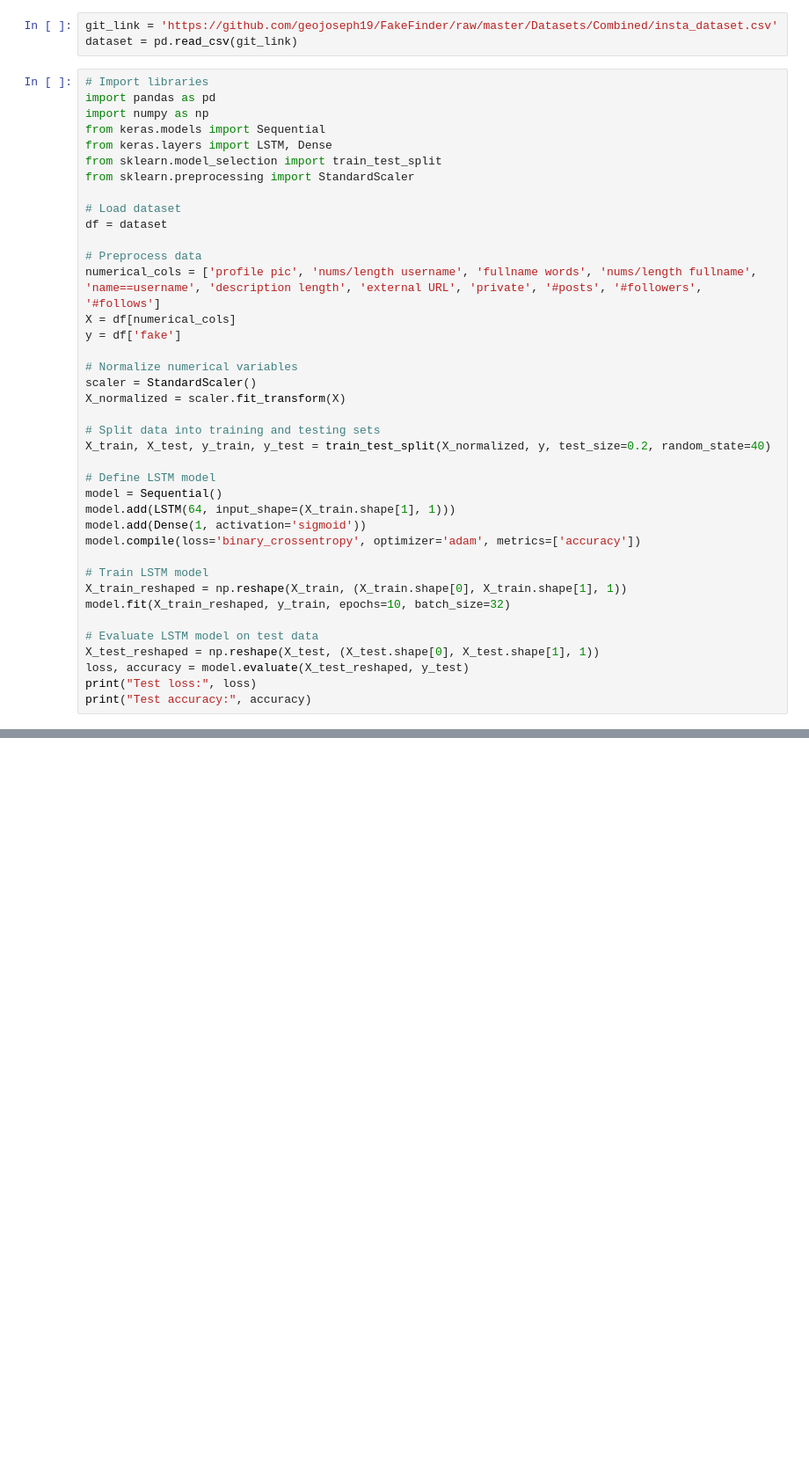
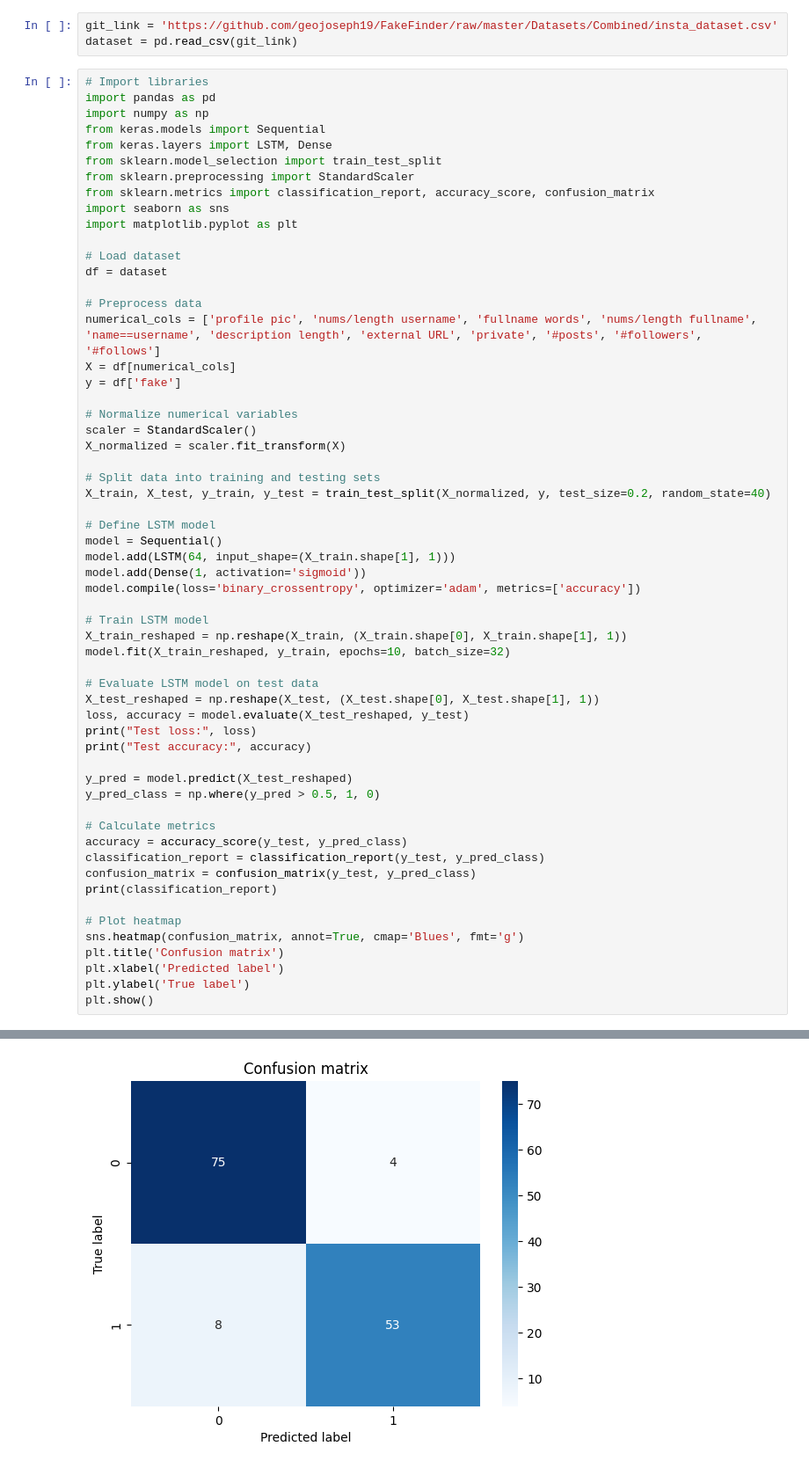
Before and after one commit to geojoseph19/FakeFinder, a Jupyter notebook: Files/fp_lstm.ipynb, the cells around one changed output, grey strips where cells are left out. Shown: that part at 88% size. Drawn from its saved outputs; the diff is of its cells as text; blank space fills up the shorter version.

```diff
--- a/Files/fp_lstm.ipynb
+++ b/Files/fp_lstm.ipynb
@@ -19,6 +19,9 @@ from keras.models import Sequential
 from keras.layers import LSTM, Dense
 from sklearn.model_selection import train_test_split
 from sklearn.preprocessing import StandardScaler
+from sklearn.metrics import classification_report, accuracy_score, confusion_matrix
+import seaborn as sns
+import matplotlib.pyplot as plt
 
 # Load dataset
 df = dataset
@@ -50,5 +53,21 @@ X_test_reshaped = np.reshape(X_test, (X_test.shape[0], X_test.shape[1], 1))
 loss, accuracy = model.evaluate(X_test_reshaped, y_test)
 print("Test loss:", loss)
 print("Test accuracy:", accuracy)
+
+y_pred = model.predict(X_test_reshaped)
+y_pred_class = np.where(y_pred > 0.5, 1, 0)
+
+# Calculate metrics
+accuracy = accuracy_score(y_test, y_pred_class)
+classification_report = classification_report(y_test, y_pred_class)
+confusion_matrix = confusion_matrix(y_test, y_pred_class)
+print(classification_report)
+
+# Plot heatmap
+sns.heatmap(confusion_matrix, annot=True, cmap='Blues', fmt='g')
+plt.title('Confusion matrix')
+plt.xlabel('Predicted label')
+plt.ylabel('True label')
+plt.show()
 # %% [output]
 Epoch 1/10
@@ -71,3 +90,4 @@ Test accuracy: 0.9142857193946838
+[figure, added]
 # %%
 """username = input("Username : ")
 p_name = input("Profile name : ")
```
Also changed, not shown: parts of 1 cell of this notebook, 32 other files.
